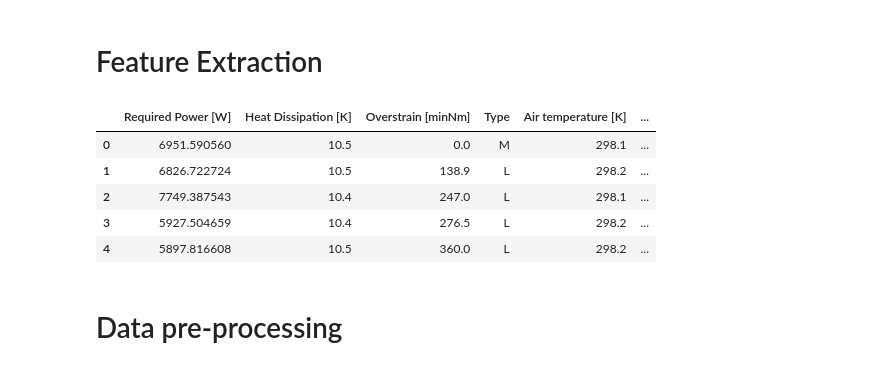
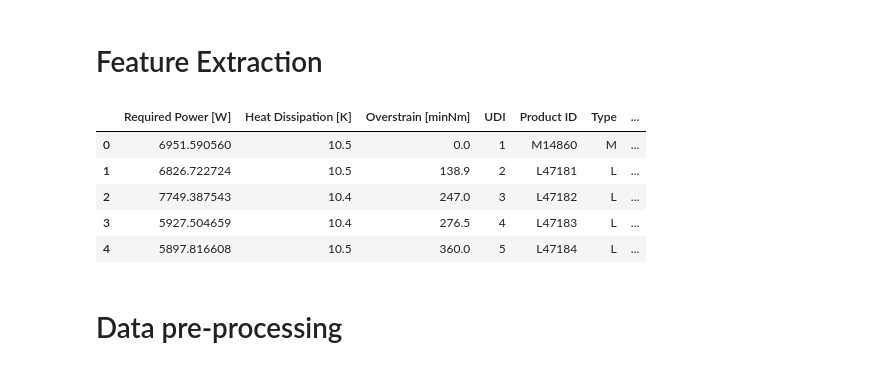
Before and after one commit to marios-tyrovolas/Information-Flow-Based-Fuzzy-Cognitive-Maps-with-Enhanced-Interpretability, a Jupyter notebook: Fuzzy Cognitive Maps in Classification AI4I Dataset.ipynb, the cells around one changed output. Saved outputs shown, nothing was run; the diff lists cells and outputs as text; code cells hidden in the pictures.

```diff
--- a/Fuzzy Cognitive Maps in Classification AI4I Dataset.ipynb
+++ b/Fuzzy Cognitive Maps in Classification AI4I Dataset.ipynb
@@ -52,37 +59,28 @@ data.head()
 # %%
 # Convert Rotational speed unit from rpm to rad/s
 rad_s_array = (data["Rotational speed [rpm]"]/60) * (2 * math.pi)
 
 # The product of torque and rotational speed (in rad/s) equals the power required for the process.
 data["Required Power [W]"]=data["Torque [Nm]"]*rad_s_array
 
 # Difference between process and air temperature
 data["Heat Dissipation [K]"]=data["Process temperature [K]"]-data["Air temperature [K]"]
 
 # The product of the tool wear and torque
 data["Overstrain [minNm]"]=data["Torque [Nm]"]*data["Tool wear [min]"]
 
 cols = data.columns.tolist()
 cols = cols[-3:] + cols[:-3]
 data=data[cols]
-data.drop('UDI', inplace=True, axis=1) # Remove non-informative or redundant predictors from the model.
-data.drop('Product ID', inplace=True, axis=1) # Remove non-informative or redundant predictors from the model.
 
-#Removal of features that indicate the error type. The developed model will
-#predict the existence of a fault but also analyze the root cause.
-data.drop('TWF', inplace=True, axis=1)
-data.drop('HDF', inplace=True, axis=1)
-data.drop('PWF', inplace=True, axis=1)
-data.drop('OSF', inplace=True, axis=1)
-data.drop('RNF', inplace=True, axis=1)
 data.head()
 # %% [output]
-|  | Required Power [W] | Heat Dissipation [K] | Overstrain [minNm] | Type | Air temperature [K] | ... |
-| 0 | 6951.590560 | 10.5 | 0.0 | M | 298.1 | ... |
-| 1 | 6826.722724 | 10.5 | 138.9 | L | 298.2 | ... |
-| 2 | 7749.387543 | 10.4 | 247.0 | L | 298.1 | ... |
-| 3 | 5927.504659 | 10.4 | 276.5 | L | 298.2 | ... |
-| 4 | 5897.816608 | 10.5 | 360.0 | L | 298.2 | ... |
+|  | Required Power [W] | Heat Dissipation [K] | Overstrain [minNm] | UDI | Product ID | Type | ... |
+| 0 | 6951.590560 | 10.5 | 0.0 | 1 | M14860 | M | ... |
+| 1 | 6826.722724 | 10.5 | 138.9 | 2 | L47181 | L | ... |
+| 2 | 7749.387543 | 10.4 | 247.0 | 3 | L47182 | L | ... |
+| 3 | 5927.504659 | 10.4 | 276.5 | 4 | L47183 | L | ... |
+| 4 | 5897.816608 | 10.5 | 360.0 | 5 | L47184 | L | ... |
 # %% [markdown]
 # Data pre-processing
 # %% [markdown]
```
Also changed, not shown: parts of 11 cells of this notebook.
